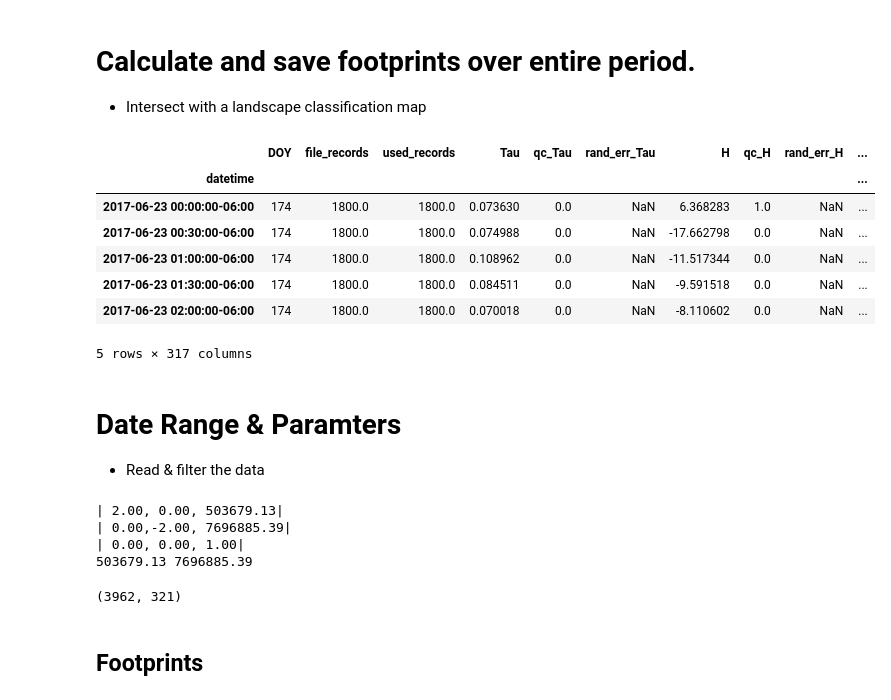
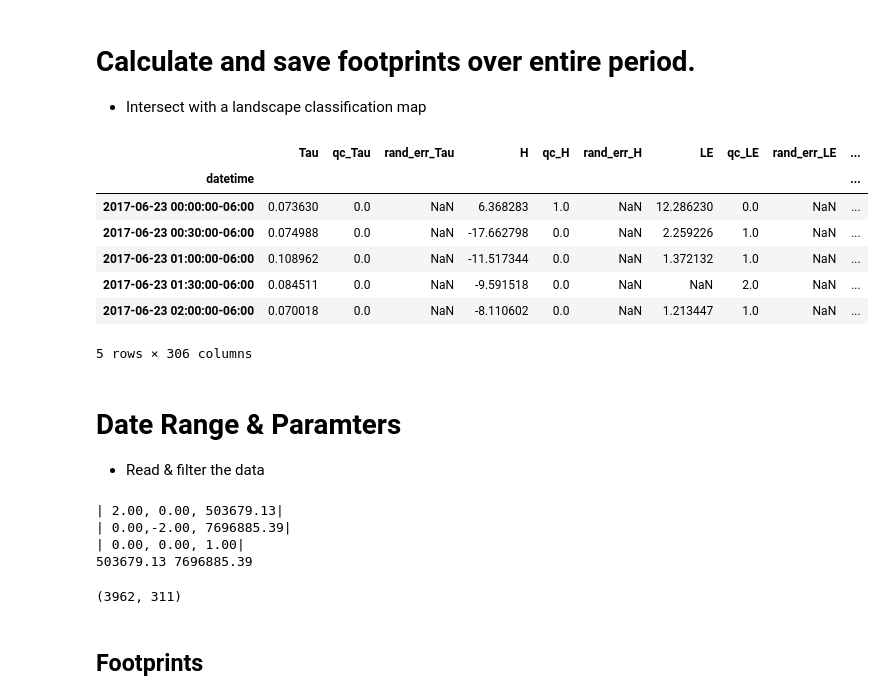
Before and after one commit to June-Skeeter/FishIsland_Flux_Analysis, a Jupyter notebook: FluxProcessing/Footprint_Intersections.ipynb, the cells around one changed output. Drawn from its saved outputs; the diff is of its cells as text; code cells hidden in the pictures.

```diff
--- a/FluxProcessing/Footprint_Intersections.ipynb
+++ b/FluxProcessing/Footprint_Intersections.ipynb
@@ -5,37 +5,38 @@
 # %%
 %matplotlib notebook
 import numpy as np
 import pandas as pd
 import rasterio
 from rasterio import features
 from rasterio.transform import from_origin
 from rasterio.plot import show
 
 import matplotlib.pyplot as plt
 import datetime
 import Footprint_Processing as FP
 import geopandas as gpd
+import os
 
 
 try:
     os.mkdir('temp/')
 except:
     pass
 
-Output_Path = 'G:/My Drive/FishIsland_Outputs/'
-RasterPath = Output_Path+'Footprints/'
-DataName = 'FI_Data_2022-02-23.csv'
-Data = pd.read_csv(Output_Path+DataName,parse_dates=['datetime'],index_col=['datetime'])
+D_path = 'Data/'
+RasterPath = D_path+'Footprints/'
+DataName = 'FI_Data_2017_PostProcessing.csv'
+Data = pd.read_csv(D_path+DataName,parse_dates=['datetime'],index_col=['datetime'])
 Data.head()
 # %% [output]
-|  | DOY | file_records | used_records | Tau | qc_Tau | rand_err_Tau | H | qc_H | rand_err_H | ... |
+|  | Tau | qc_Tau | rand_err_Tau | H | qc_H | rand_err_H | LE | qc_LE | rand_err_LE | ... |
 | datetime |  |  |  |  |  |  |  |  |  | ... |
-| 2017-06-23 00:00:00-06:00 | 174 | 1800.0 | 1800.0 | 0.073630 | 0.0 | NaN | 6.368283 | 1.0 | NaN | ... |
-| 2017-06-23 00:30:00-06:00 | 174 | 1800.0 | 1800.0 | 0.074988 | 0.0 | NaN | -17.662798 | 0.0 | NaN | ... |
-| 2017-06-23 01:00:00-06:00 | 174 | 1800.0 | 1800.0 | 0.108962 | 0.0 | NaN | -11.517344 | 0.0 | NaN | ... |
-| 2017-06-23 01:30:00-06:00 | 174 | 1800.0 | 1800.0 | 0.084511 | 0.0 | NaN | -9.591518 | 0.0 | NaN | ... |
-| 2017-06-23 02:00:00-06:00 | 174 | 1800.0 | 1800.0 | 0.070018 | 0.0 | NaN | -8.110602 | 0.0 | NaN | ... |
+| 2017-06-23 00:00:00-06:00 | 0.073630 | 0.0 | NaN | 6.368283 | 1.0 | NaN | 12.286230 | 0.0 | NaN | ... |
+| 2017-06-23 00:30:00-06:00 | 0.074988 | 0.0 | NaN | -17.662798 | 0.0 | NaN | 2.259226 | 1.0 | NaN | ... |
+| 2017-06-23 01:00:00-06:00 | 0.108962 | 0.0 | NaN | -11.517344 | 0.0 | NaN | 1.372132 | 1.0 | NaN | ... |
+| 2017-06-23 01:30:00-06:00 | 0.084511 | 0.0 | NaN | -9.591518 | 0.0 | NaN | NaN | 2.0 | NaN | ... |
+| 2017-06-23 02:00:00-06:00 | 0.070018 | 0.0 | NaN | -8.110602 | 0.0 | NaN | 1.213447 | 1.0 | NaN | ... |
-5 rows × 317 columns
+5 rows × 306 columns
 # %% [markdown]
 # Date Range & Paramters
 
@@ -104,7 +105,7 @@ Data.shape
 | 0.00,-2.00, 7696885.39|
 | 0.00, 0.00, 1.00|
 503679.13 7696885.39
-(3962, 321)
+(3962, 311)
 # %% [markdown]
 ## Footprints
 # %%
```
Also changed, not shown: parts of 3 cells of this notebook, 44 other files.
